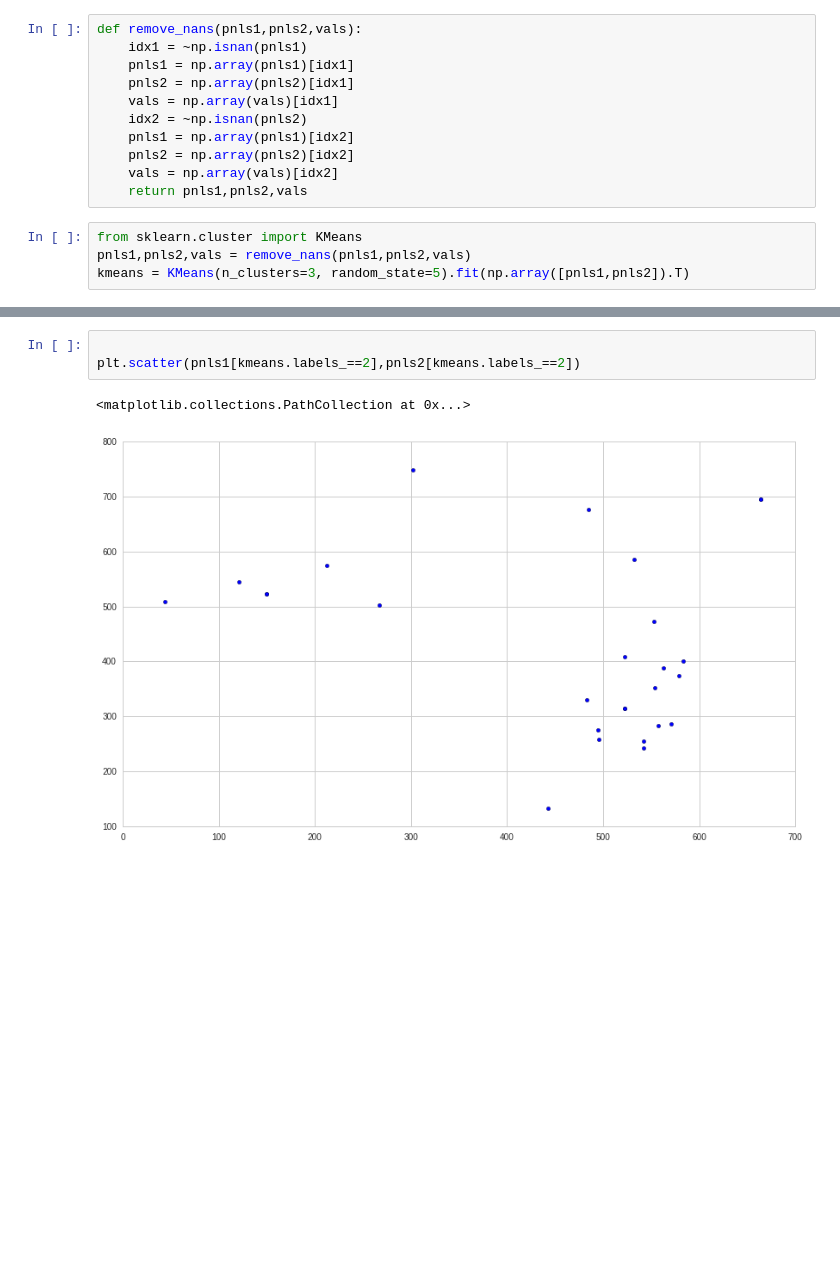
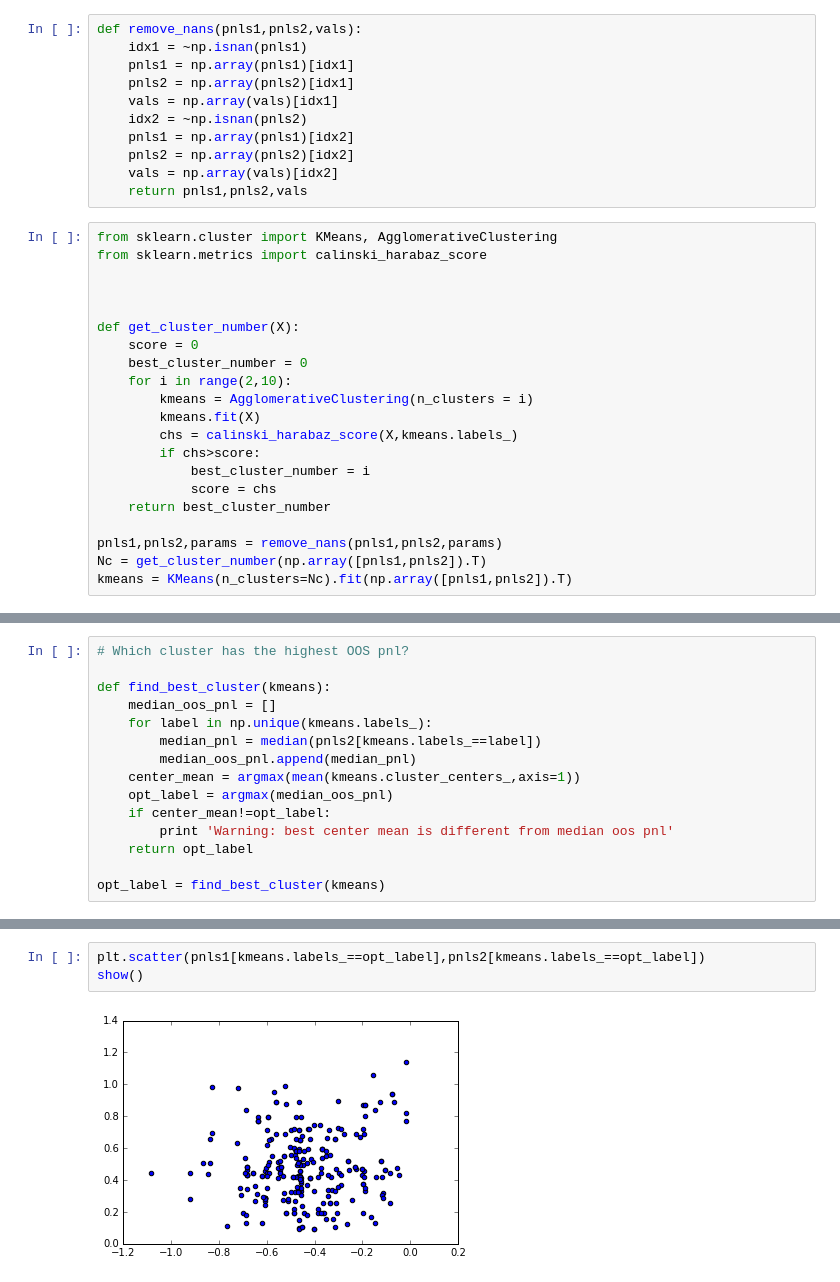
Before and after one commit to rodler/cybertraders, a Jupyter notebook: vector_ma_version_2.ipynb, the cells around one changed output, grey strips where cells are left out. Saved outputs shown, nothing was run; the diff lists cells and outputs as text; blank space fills up the shorter version.

```diff
--- a/vector_ma_version_2.ipynb
+++ b/vector_ma_version_2.ipynb
@@ -65,9 +97,26 @@ def remove_nans(pnls1,pnls2,vals):
     pnls2 = np.array(pnls2)[idx2]
     vals = np.array(vals)[idx2]
     return pnls1,pnls2,vals
-# %%
-from sklearn.cluster import KMeans
-pnls1,pnls2,vals = remove_nans(pnls1,pnls2,vals)
-kmeans = KMeans(n_clusters=3, random_state=5).fit(np.array([pnls1,pnls2]).T)
+# %%
+from sklearn.cluster import KMeans, AgglomerativeClustering
+from sklearn.metrics import calinski_harabaz_score
+
+
+
+def get_cluster_number(X):
+    score = 0
+    best_cluster_number = 0
+    for i in range(2,10):
+        kmeans = AgglomerativeClustering(n_clusters = i)
+        kmeans.fit(X)
+        chs = calinski_harabaz_score(X,kmeans.labels_)
+        if chs>score:
+            best_cluster_number = i
+            score = chs
+    return best_cluster_number
+
+pnls1,pnls2,params = remove_nans(pnls1,pnls2,params)
+Nc = get_cluster_number(np.array([pnls1,pnls2]).T)
+kmeans = KMeans(n_clusters=Nc).fit(np.array([pnls1,pnls2]).T)
 # %%
 plt.scatter(pnls1,pnls2,c=kmeans.labels_,cmap='plasma')
@@ -76,0 +126,15 @@ plt.scatter(pnls1,pnls2,c=kmeans.labels_,cmap='plasma')
+# %%
+# Which cluster has the highest OOS pnl?
+
+def find_best_cluster(kmeans):
+    median_oos_pnl = []
+    for label in np.unique(kmeans.labels_):
+        median_pnl = median(pnls2[kmeans.labels_==label])
+        median_oos_pnl.append(median_pnl)
+    center_mean = argmax(mean(kmeans.cluster_centers_,axis=1))
+    opt_label = argmax(median_oos_pnl)
+    if center_mean!=opt_label:
+        print 'Warning: best center mean is different from median oos pnl'
+    return opt_label
+
+opt_label = find_best_cluster(kmeans)
@@ -77,7 +143,6 @@ plt.scatter(pnls1,pnls2,c=kmeans.labels_,cmap='plasma')
 # %%
-
-plt.scatter(pnls1[kmeans.labels_==2],pnls2[kmeans.labels_==2])
+plt.scatter(pnls1[kmeans.labels_==opt_label],pnls2[kmeans.labels_==opt_label])
+show()
 # %% [output]
-<matplotlib.collections.PathCollection at 0x...>
-[figure, old version]
+[figure, new version]
 # %%
```
Also changed, not shown: parts of 16 cells of this notebook, 1 other file.
